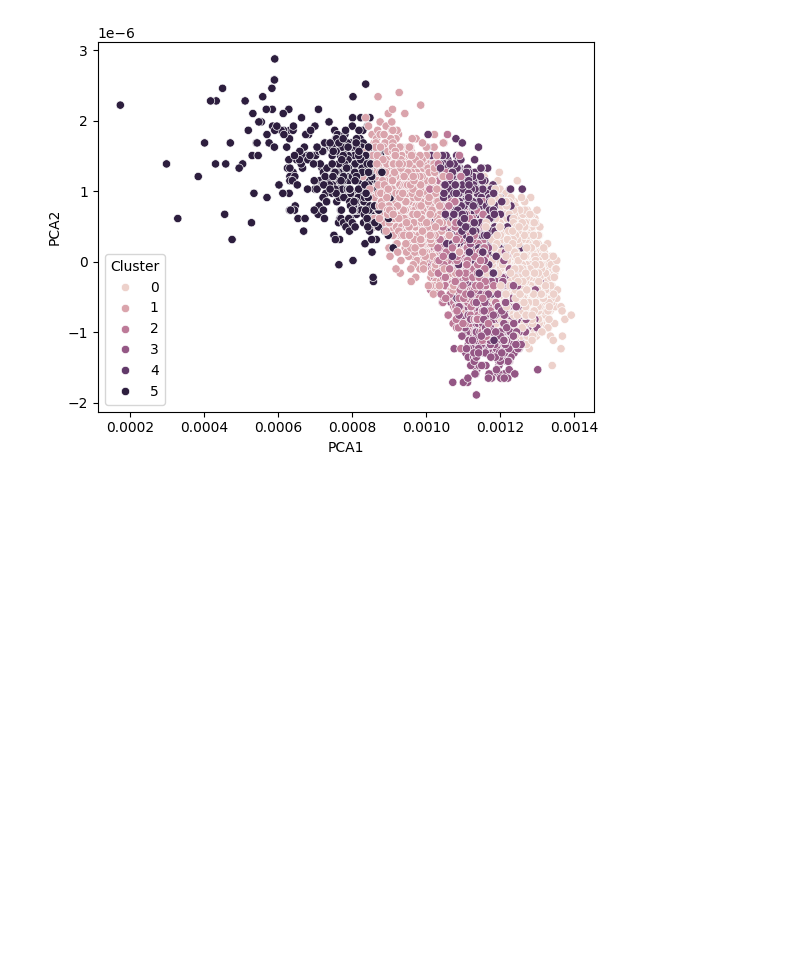
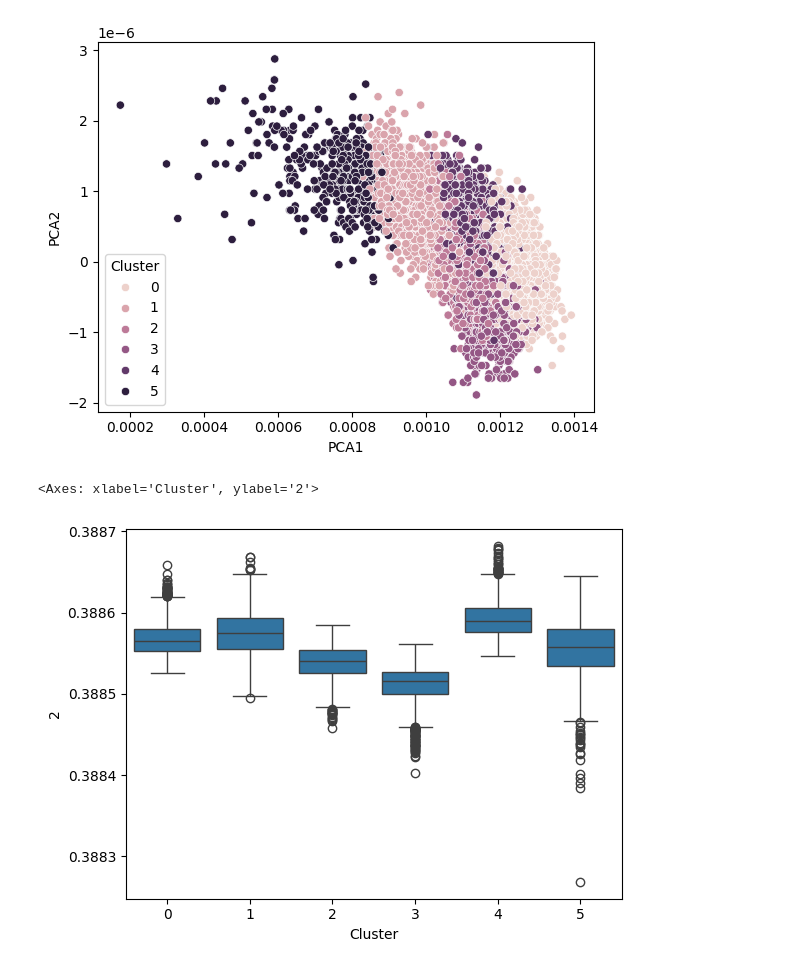
Before and after one commit to Bookinus/Predicting-Severity-in-Bug-Reports, a Jupyter notebook: src/FineTuneBert.ipynb, the cells around one changed output. Saved outputs shown, nothing was run; the diff lists cells and outputs as text; code cells hidden in the pictures; blank space fills up the shorter version.

```diff
--- a/src/FineTuneBert.ipynb
+++ b/src/FineTuneBert.ipynb
@@ -331,3 +296,13 @@ sns.scatterplot(x="PCA1", y="PCA2", data=df_visual, hue="Cluster")
 # %% [output]
 <Axes: xlabel='PCA1', ylabel='PCA2'>
 [figure]
+# %%
+# Visualizing the clusters with a boxplot
+df_box = pd.DataFrame(embeddings)
+df_box['Cluster'] = cluster_labels
+
+# Create a boxplot for the first embedding dimension
+sns.boxplot(x='Cluster', y=0, data=df_box)  # 0 is the index of the first embedding dimension
+# %% [output]
+<Axes: xlabel='Cluster', ylabel='2'>
+[figure, added]
```
Also changed, not shown: parts of 6 cells of this notebook.
